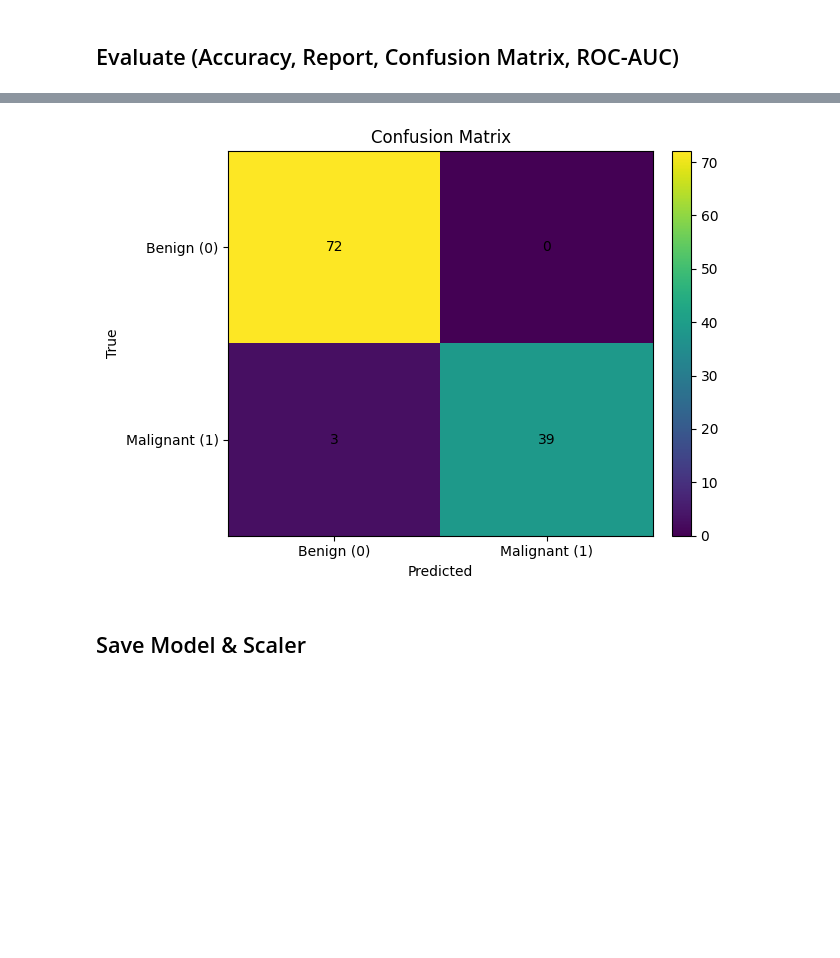
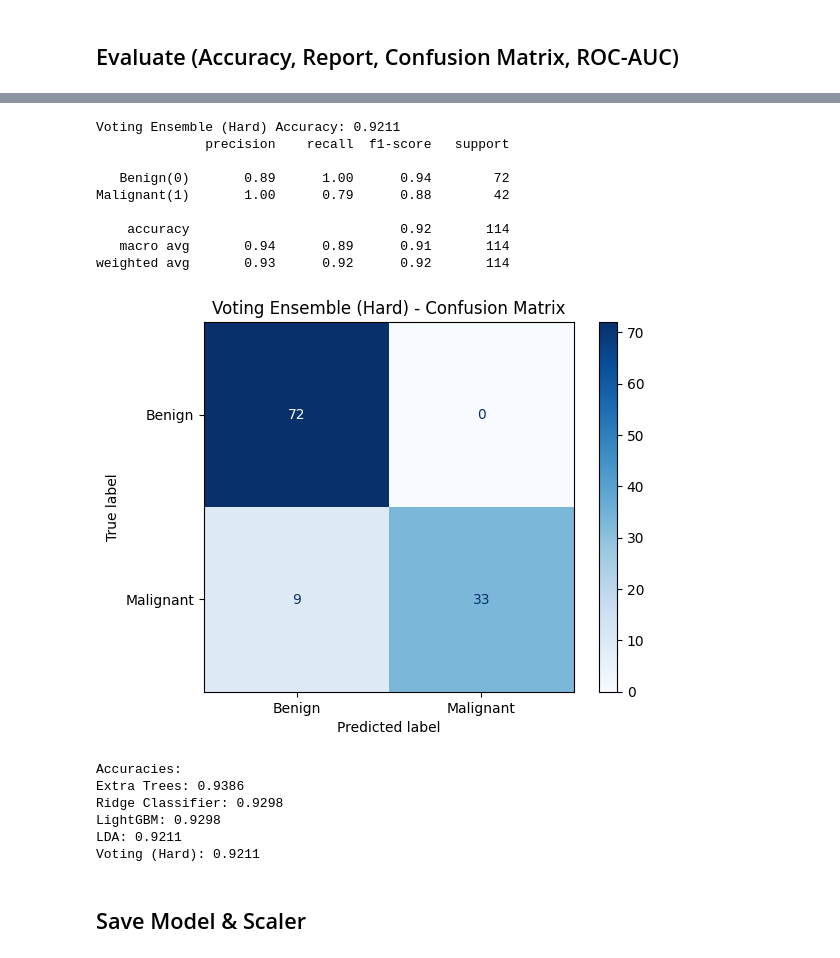
Before and after one commit to TasnimulIntazamAsif/Breast_Cancer_Classification, a Jupyter notebook: breast_Cancer.ipynb, the cells around one changed output, grey strips where cells are left out. Drawn from its saved outputs; the diff is of its cells as text; code cells hidden in the pictures; blank space fills up the shorter version.

Commit message:
updated model

```diff
--- a/breast_Cancer.ipynb
+++ b/breast_Cancer.ipynb
@@ -437,3 +544,17 @@ X_test_scaled = scaler.transform(X_test)
+# %%
+from sklearn.metrics import ConfusionMatrixDisplay
+
+def evaluate(name, model, Xtr, ytr, Xte, yte):
+    model.fit(Xtr, ytr)
+    y_pred = model.predict(Xte)
+    acc = accuracy_score(yte, y_pred)
+    print(f'{name} Accuracy: {acc:.4f}')
+    print(classification_report(yte, y_pred, target_names=['Benign(0)', 'Malignant(1)']))
+    cm = confusion_matrix(yte, y_pred)
+    ConfusionMatrixDisplay(cm, display_labels=['Benign', 'Malignant']).plot(cmap='Blues')
+    plt.title(f'{name} - Confusion Matrix')
+    plt.show()
+    return acc
 # %%
 etc = ExtraTreesClassifier(
     n_estimators=500,
@@ -515,30 +636,19 @@ VotingClassifier(estimators=[('etc',
 # %% [markdown]
 ## Evaluate (Accuracy, Report, Confusion Matrix, ROC-AUC)
 # %%
-y_pred = voting.predict(X_test_scaled)
-acc = accuracy_score(y_test, y_pred)
-print(f"Accuracy: {acc:.4f}")
+# Voting Ensemble (hard voting across the four models)
+estimators = [('etc', etc), ('rc', rc), ('lda', lda)]
+if lgbm is not None:
+    estimators.append(('lgbm', lgbm))
 
-print("\nClassification Report:\n", classification_report(y_test, y_pred, digits=4))
+voting = VotingClassifier(estimators=estimators, voting='hard')
+print('='*80)
+ensemble_acc = evaluate('Voting Ensemble (Hard)', voting, X_train_bal, y_train_bal, X_test_scaled, y_test)
 
-# ROC-AUC (soft voting gives predict_proba)
-y_proba = voting.predict_proba(X_test_scaled)[:, 1]
-auc = roc_auc_score(y_test, y_proba)
-print(f"ROC-AUC: {auc:.4f}")
+results['Voting (Hard)'] = ensemble_acc
 
-# Confusion matrix
-cm = confusion_matrix(y_test, y_pred)
-labels = ["Benign (0)", "Malignant (1)"]
-
-plt.figure()
-im = plt.imshow(cm, interpolation="nearest", aspect="auto")
-plt.title("Confusion Matrix")
-plt.colorbar(im, fraction=0.046, pad=0.04)
-plt.xticks(ticks=np.arange(len(labels)), labels=labels)
-plt.yticks(ticks=np.arange(len(labels)), labels=labels)
-for i in range(cm.shape[0]):
-    for j in range(cm.shape[1]):
-        plt.text(j, i, cm[i, j], ha="center", va="center")
-plt.xlabel("Predicted"); plt.ylabel("True")
-plt.tight_layout(); plt.show()
+sorted_results = sorted(results.items(), key=lambda x: x[1], reverse=True)
+print('\nAccuracies:')
+for k, v in sorted_results:
+    print(f'{k}: {v:.4f}')
 # %% [output]
@@ -558,4 +672,19 @@ ROC-AUC: 0.9987
+Voting Ensemble (Hard) Accuracy: 0.9211
+              precision    recall  f1-score   support
+
+   Benign(0)       0.89      1.00      0.94        72
+Malignant(1)       1.00      0.79      0.88        42
+
+    accuracy                           0.92       114
+   macro avg       0.94      0.89      0.91       114
+weighted avg       0.93      0.92      0.92       114
-[figure, old version]
+[figure, new version]
+Accuracies:
+Extra Trees: 0.9386
+Ridge Classifier: 0.9298
+LightGBM: 0.9298
+LDA: 0.9211
+Voting (Hard): 0.9211
 # %% [markdown]
 ## Save Model & Scaler
 # %%
```
Also changed, not shown: parts of 8 cells of this notebook, 5 other files.
